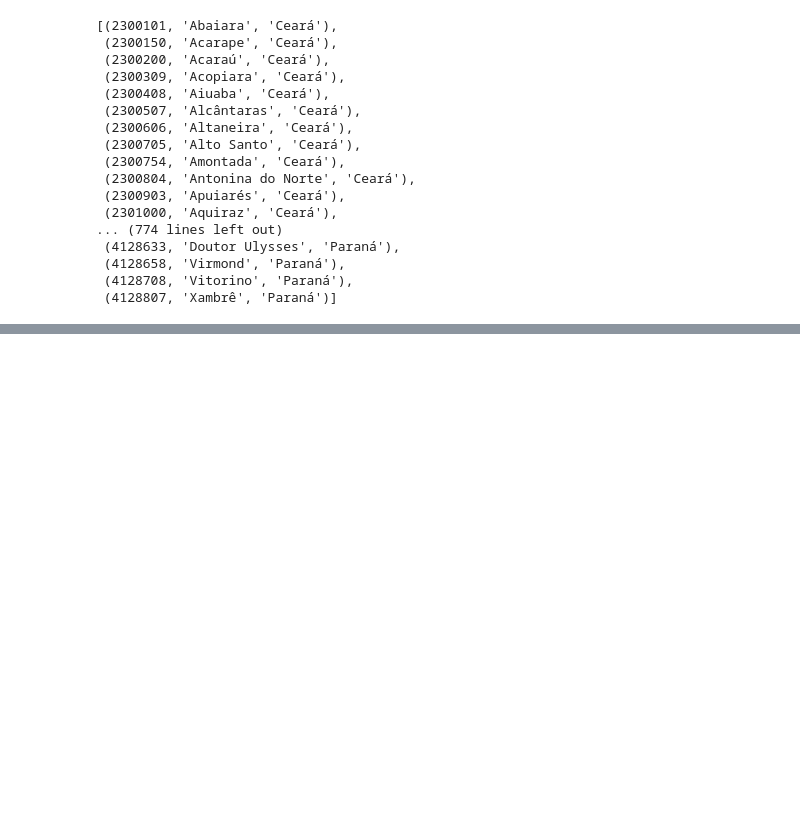
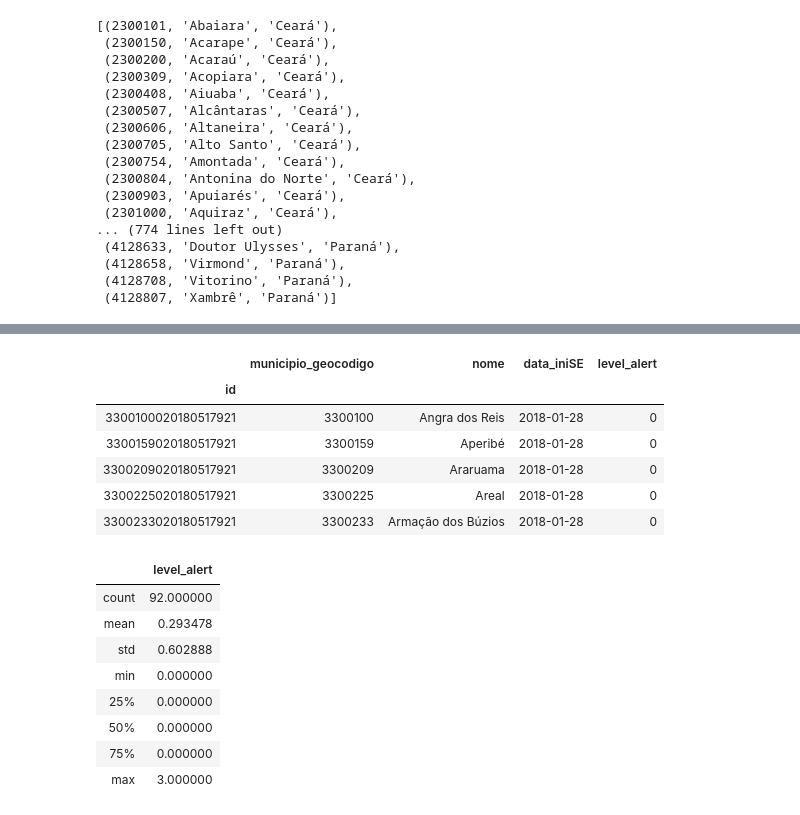
Before and after one commit to xmnlab/AlertaDengue, a Jupyter notebook: notebooks/Plotly_Dash.ipynb, the cells around one changed output, grey strips where cells are left out. Cells and saved outputs as stored; diff of their text form; code cells hidden in the pictures; blank space fills up the shorter version.

```diff
--- a/notebooks/Plotly_Dash.ipynb
+++ b/notebooks/Plotly_Dash.ipynb
@@ -170,2 +135,20 @@ import plotly.graph_objects as go
 # %%
-display(df.head())
+display(df_rj.head())
+df_rj.describe()
+# %% [output]
+|  | municipio_geocodigo | nome | data_iniSE | level_alert |
+| id |  |  |  |  |
+| 3300100020180517921 | 3300100 | Angra dos Reis | 2018-01-28 | 0 |
+| 3300159020180517921 | 3300159 | Aperibé | 2018-01-28 | 0 |
+| 3300209020180517921 | 3300209 | Araruama | 2018-01-28 | 0 |
+| 3300225020180517921 | 3300225 | Areal | 2018-01-28 | 0 |
+| 3300233020180517921 | 3300233 | Armação dos Búzios | 2018-01-28 | 0 |
+|  | level_alert |
+| count | 92.000000 |
+| mean | 0.293478 |
+| std | 0.602888 |
+| min | 0.000000 |
+| 25% | 0.000000 |
+| 50% | 0.000000 |
+| 75% | 0.000000 |
+| max | 3.000000 |
```
Also changed, not shown: parts of 17 cells of this notebook, 6 other files.
